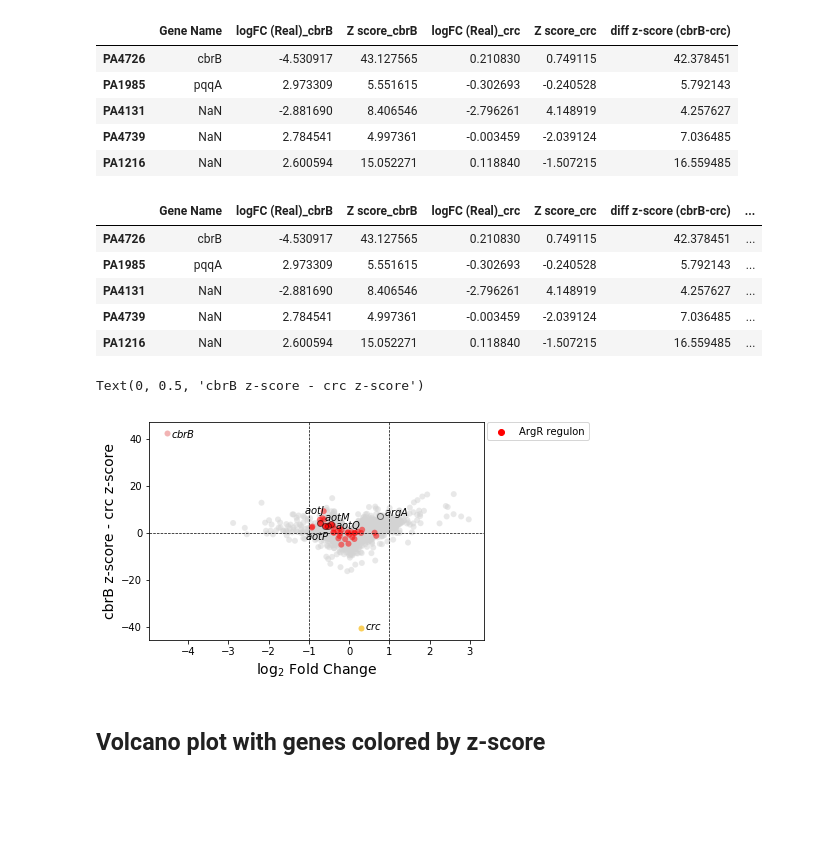
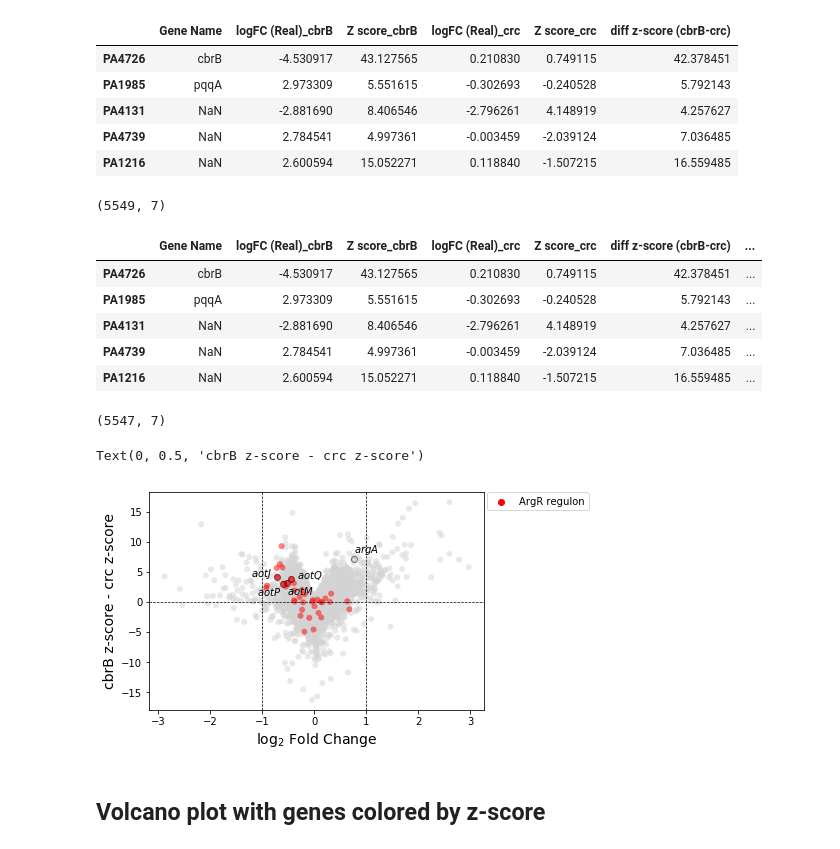
Before and after one commit to greenelab/generic-expression-patterns, a Jupyter notebook: pseudomonas_analysis/viz_E-GEOD-33245_cbrB_v_WT.ipynb, the cells around one changed output. Cells and saved outputs as stored; diff of their text form; code cells hidden in the pictures; blank space fills up the shorter version.

```diff
--- a/pseudomonas_analysis/viz_E-GEOD-33245_cbrB_v_WT.ipynb
+++ b/pseudomonas_analysis/viz_E-GEOD-33245_cbrB_v_WT.ipynb
@@ -264,14 +264,27 @@ cbrB_crc_df.loc[argR_genes, "gene group"] = "ArgR regulon"
 cbrB_crc_df.loc[cbrB_crc_df["Gene Name"] == "cbrB", "gene group"] = "cbrB"
 cbrB_crc_df.loc[cbrB_crc_df["Gene Name"] == "crc", "gene group"] = "crc"
 # %%
+print(cbrB_crc_df.shape)
 cbrB_crc_df.head()
 # %% [output]
+(5549, 7)
 |  | Gene Name | logFC (Real)_cbrB | Z score_cbrB | logFC (Real)_crc | Z score_crc | diff z-score (cbrB-crc) | ... |
 | PA4726 | cbrB | -4.530917 | 43.127565 | 0.210830 | 0.749115 | 42.378451 | ... |
 | PA1985 | pqqA | 2.973309 | 5.551615 | -0.302693 | -0.240528 | 5.792143 | ... |
 | PA4131 | NaN | -2.881690 | 8.406546 | -2.796261 | 4.148919 | 4.257627 | ... |
 | PA4739 | NaN | 2.784541 | 4.997361 | -0.003459 | -2.039124 | 7.036485 | ... |
 | PA1216 | NaN | 2.600594 | 15.052271 | 0.118840 | -1.507215 | 16.559485 | ... |
+# %%
+# Drop cbrB and crc rows for plot
+drop_idx = cbrB_crc_df[
+    (cbrB_crc_df["gene group"] == "cbrB") | (cbrB_crc_df["gene group"] == "crc")
+].index
+
+
+cbrB_crc_df = cbrB_crc_df.drop(drop_idx)
+cbrB_crc_df.shape
+# %% [output]
+(5547, 7)
 # %%
 # Plot
 h = sns.scatterplot(
@@ -295,7 +308,7 @@ h = sns.scatterplot(
 )
 
 # Highlight specific genes mentioned in the paper (cbrB, crc, argA, aotJQMP)
-h = sns.scatterplot(
+"""h = sns.scatterplot(
     data=cbrB_crc_df[cbrB_crc_df["Gene Name"] == "cbrB"],
     x="logFC (Real)_cbrB",
     y="diff z-score (cbrB-crc)",
@@ -314,7 +327,7 @@ h = sns.scatterplot(
     palette=["#facf5a"],
     linewidth=0,
     legend=False,
-)
+)"""
 h = sns.scatterplot(
     data=cbrB_crc_df[cbrB_crc_df["Gene Name"] == "argA"],
     x="logFC (Real)_cbrB",
@@ -372,7 +385,7 @@ h = sns.scatterplot(
 )
 
 # Add text labels for those genes mentioned above
-plt.text(
+"""plt.text(
     x=cbrB_crc_df.loc[cbrB_crc_df["Gene Name"] == "cbrB", "logFC (Real)_cbrB"] + 0.1,
     y=cbrB_crc_df.loc[cbrB_crc_df["Gene Name"] == "cbrB", "diff z-score (cbrB-crc)"]
     - 2,
@@ -398,34 +411,64 @@ plt.text(
     x=cbrB_crc_df.loc[cbrB_crc_df["Gene Name"] == "aotQ", "logFC (Real)_cbrB"] + 0.1,
     y=cbrB_crc_df.loc[cbrB_crc_df["Gene Name"] == "aotQ", "diff z-score (cbrB-crc)"]
     - 2,
     s="$aotQ$",
 )
 plt.text(
     x=cbrB_crc_df.loc[cbrB_crc_df["Gene Name"] == "aotM", "logFC (Real)_cbrB"] - 0.1,
     y=cbrB_crc_df.loc[cbrB_crc_df["Gene Name"] == "aotM", "diff z-score (cbrB-crc)"]
     + 2,
     s="$aotM$",
 )
 plt.text(
     x=cbrB_crc_df.loc[cbrB_crc_df["Gene Name"] == "aotP", "logFC (Real)_cbrB"] - 0.5,
     y=cbrB_crc_df.loc[cbrB_crc_df["Gene Name"] == "aotP", "diff z-score (cbrB-crc)"]
     - 6,
     s="$aotP$",
 )
+"""
+plt.text(
+    x=cbrB_crc_df.loc[cbrB_crc_df["Gene Name"] == "argA", "logFC (Real)_cbrB"],
+    y=cbrB_crc_df.loc[cbrB_crc_df["Gene Name"] == "argA", "diff z-score (cbrB-crc)"]
+    + 1,
+    s="$argA$",
+)
+plt.text(
+    x=cbrB_crc_df.loc[cbrB_crc_df["Gene Name"] == "aotJ", "logFC (Real)_cbrB"] - 0.5,
+    y=cbrB_crc_df.loc[cbrB_crc_df["Gene Name"] == "aotJ", "diff z-score (cbrB-crc)"],
+    s="$aotJ$",
+)
+plt.text(
+    x=cbrB_crc_df.loc[cbrB_crc_df["Gene Name"] == "aotQ", "logFC (Real)_cbrB"] + 0.1,
+    y=cbrB_crc_df.loc[cbrB_crc_df["Gene Name"] == "aotQ", "diff z-score (cbrB-crc)"],
+    s="$aotQ$",
+)
+plt.text(
+    x=cbrB_crc_df.loc[cbrB_crc_df["Gene Name"] == "aotM", "logFC (Real)_cbrB"],
+    y=cbrB_crc_df.loc[cbrB_crc_df["Gene Name"] == "aotM", "diff z-score (cbrB-crc)"]
+    - 2,
+    s="$aotM$",
+)
+plt.text(
+    x=cbrB_crc_df.loc[cbrB_crc_df["Gene Name"] == "aotP", "logFC (Real)_cbrB"] - 0.5,
+    y=cbrB_crc_df.loc[cbrB_crc_df["Gene Name"] == "aotP", "diff z-score (cbrB-crc)"]
+    - 2,
+    s="$aotP$",
+)
+
 
 # Add traditional thresholds
 h.axhline(0.0, c="black", lw=0.7, ls="--")
 h.axvline(1, c="black", lw=0.7, ls="--")
 h.axvline(-1, c="black", lw=0.7, ls="--")
 
 # Move location of legend
 plt.legend(bbox_to_anchor=(1.01, 1), loc=2, borderaxespad=0.0)
 
 h.set_xlabel(r"log$_{2}$ Fold Change", fontsize=14, fontname="Verdana")
 h.set_ylabel("cbrB z-score - crc z-score", fontsize=14, fontname="Verdana")
 # %% [output]
 Text(0, 0.5, 'cbrB z-score - crc z-score')
-[figure, old version]
+[figure, new version]
 # %%
 # Save
 h.figure.savefig(
```
Also changed, not shown: parts of 7 cells of this notebook, 9 other files.
